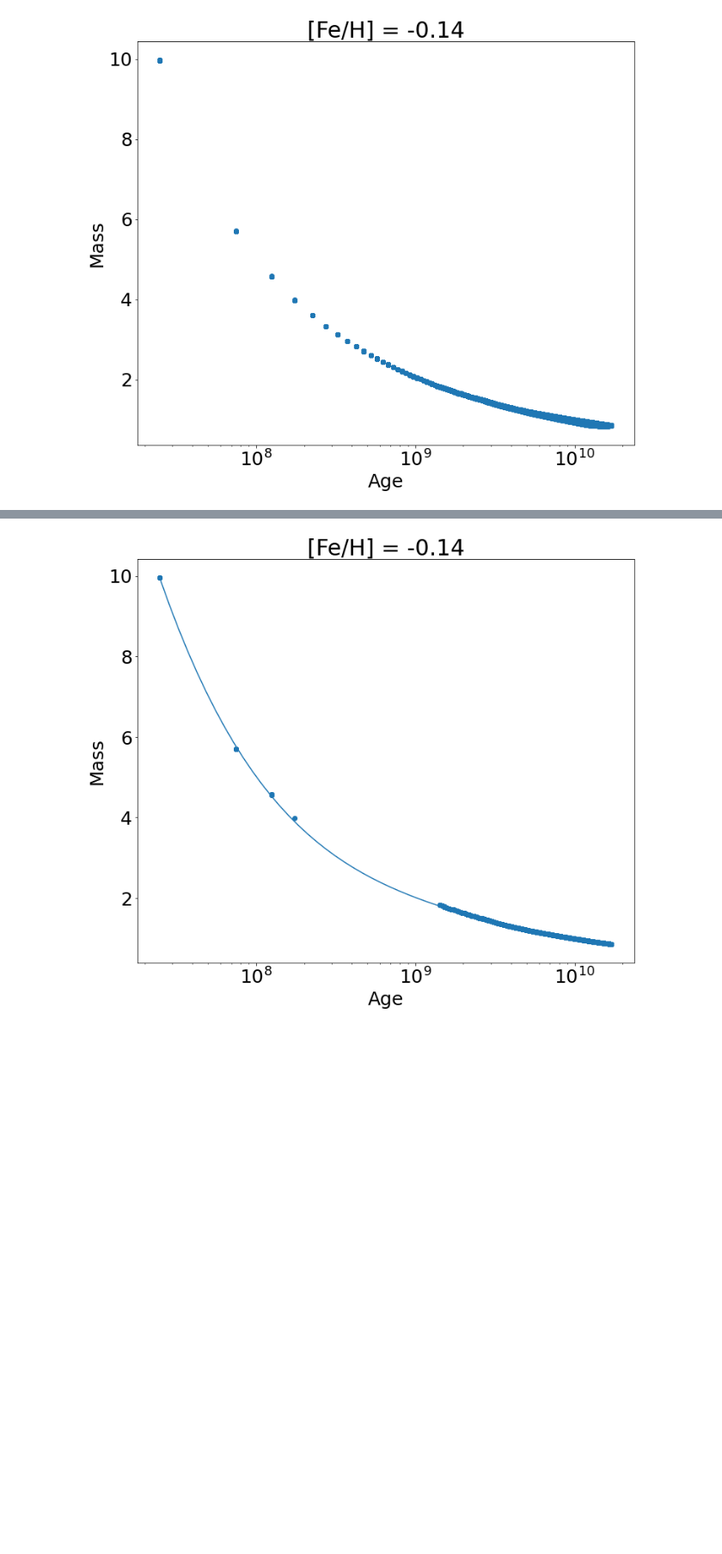
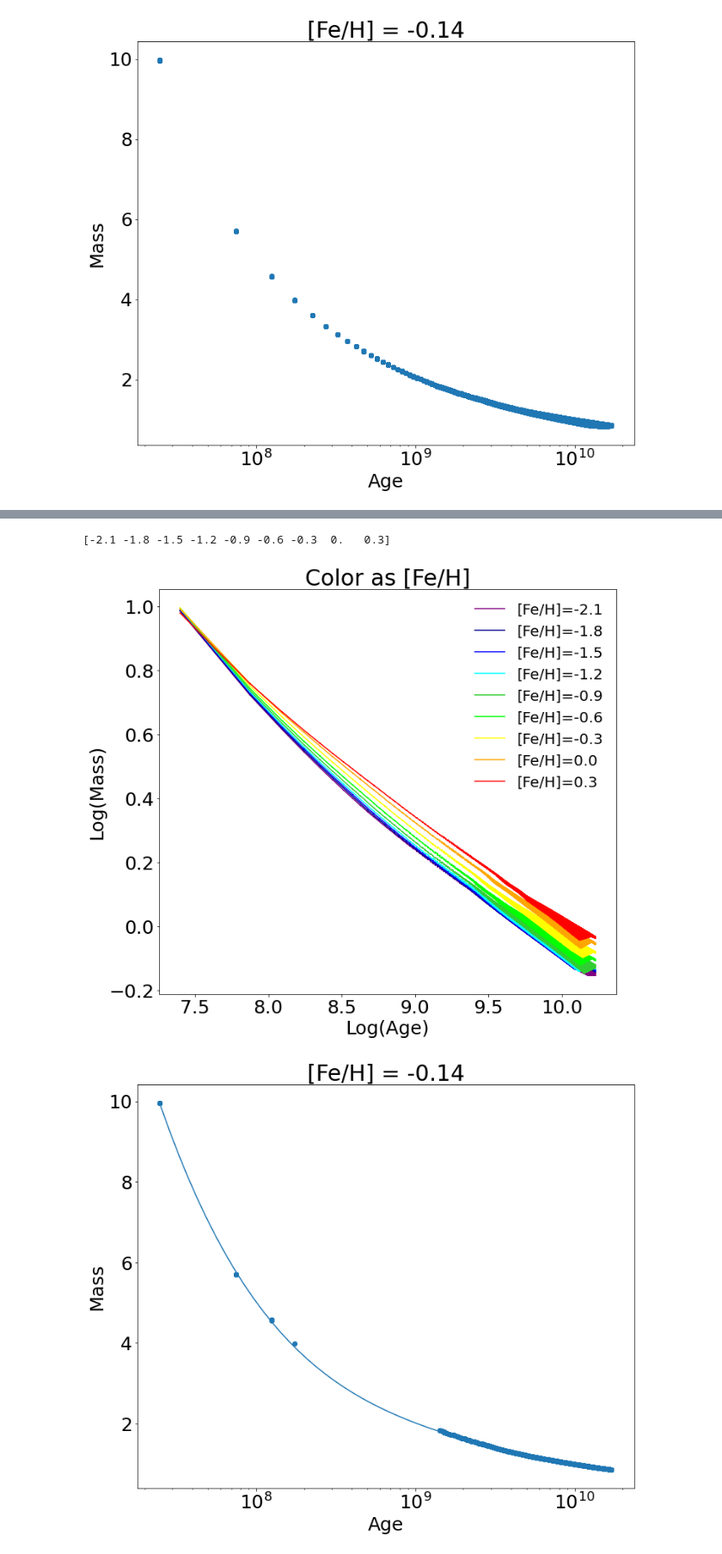
Before and after one commit to JoshuaPovick/Age_Fitting, a Jupyter notebook: notebooks/TheoreticalPhotometryAndMass.ipynb, the cells around one changed output, grey strips where cells are left out. Shown at 86% size. Cells and saved outputs as stored; diff of their text form; code cells hidden in the pictures; blank space fills up the shorter version.

```diff
--- a/notebooks/TheoreticalPhotometryAndMass.ipynb
+++ b/notebooks/TheoreticalPhotometryAndMass.ipynb
@@ -1852,3 +1905,42 @@ plt.show()
+# %%
+massive_curtfeh = massive[np.where((massive['MH']==closest(massive['MH'],-2.1))|
+                                   (massive['MH']==closest(massive['MH'],-1.8))|
+                                   (massive['MH']==closest(massive['MH'],-1.5))|
+                                   (massive['MH']==closest(massive['MH'],-1.2))|
+                                   (massive['MH']==closest(massive['MH'],-0.9))|
+                                   (massive['MH']==closest(massive['MH'],-0.6))|
+                                   (massive['MH']==closest(massive['MH'],-0.3))|
+                                   (massive['MH']==closest(massive['MH'],0.0))|
+                                   (massive['MH']==closest(massive['MH'],0.3)))]
+# %% [output]
+[-2.1 -1.8 -1.5 -1.2 -0.9 -0.6 -0.3  0.   0.3]
+# %%
+fehcolors = np.array(['purple','darkblue','blue','cyan','limegreen','lime','yellow','orange','red'])
+
+mfehs = np.array([closest(massive['MH'],-2.1),closest(massive['MH'],-1.8),closest(massive['MH'],-1.5),
+                  closest(massive['MH'],-1.2),closest(massive['MH'],-0.9),closest(massive['MH'],-0.6),
+                  closest(massive['MH'],-0.3),closest(massive['MH'],0.0),closest(massive['MH'],0.3)])
+
+#####
+plt.figure(figsize=[11,10])
+for i in range(len(mfehs)):
+    smfeh = np.where(massive_curtfeh['MH']==mfehs[i])
+    plt.plot(massive_curtfeh['logAge'][smfeh],np.log10(massive_curtfeh['Mass'][smfeh]),c=fehcolors[i],
+                label='[Fe/H]={}'.format(mfehs[i]))
+plt.legend(prop={'size': 20},frameon=False)
+# plt.xscale('log')
+# plt.yscale('log')
+plt.title(r'Color as [Fe/H]')
+plt.xlabel(r'Log(Age)')
+plt.ylabel(r'Log(Mass)')
+
+# plt.ylim(0,10.)
+
+plt.savefig('../plots/age_mass_iso.pdf',dpi=300,bbox_inches='tight')
+
+plt.show()
+# %% [output]
+[figure, added]
 # %%
 tefftest = np.where((massive['logTe'][test]>np.log10(4123-100))&(massive['logTe'][test]<np.log10(4123+100)))
 
```
Also changed, not shown: parts of 8 cells of this notebook, 14 other files.
